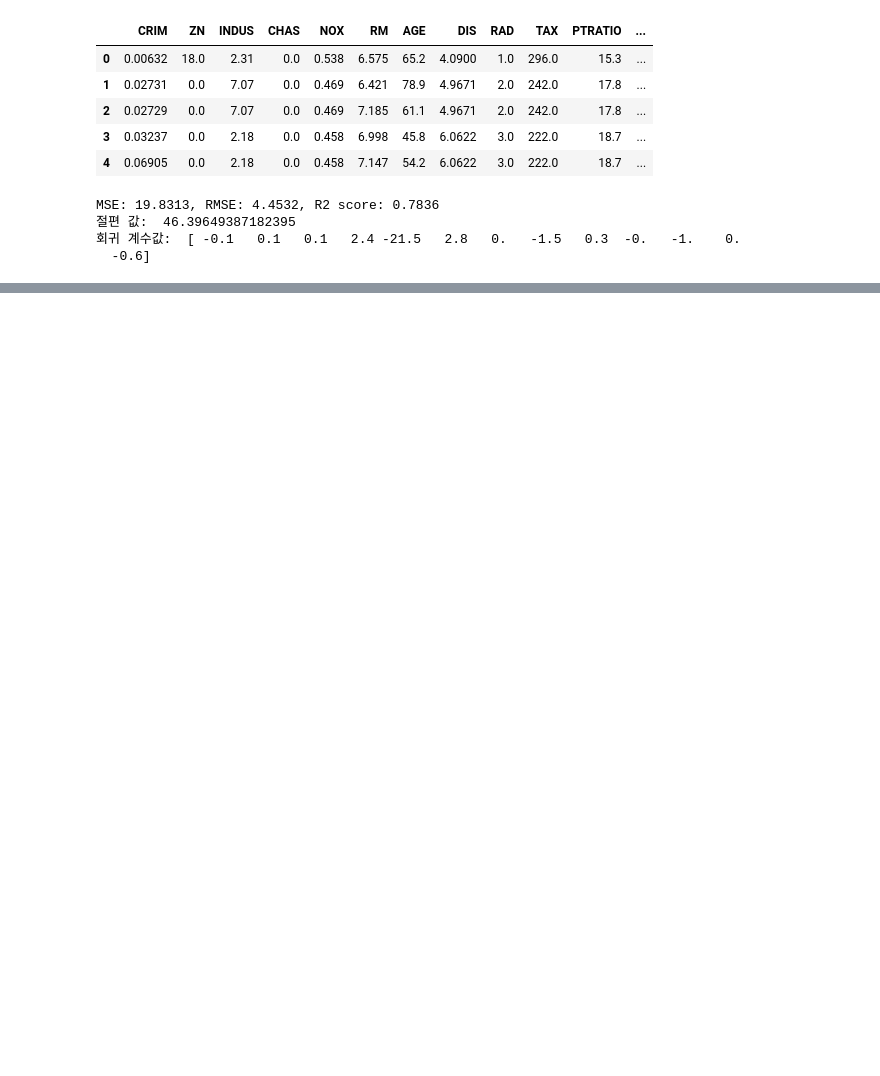
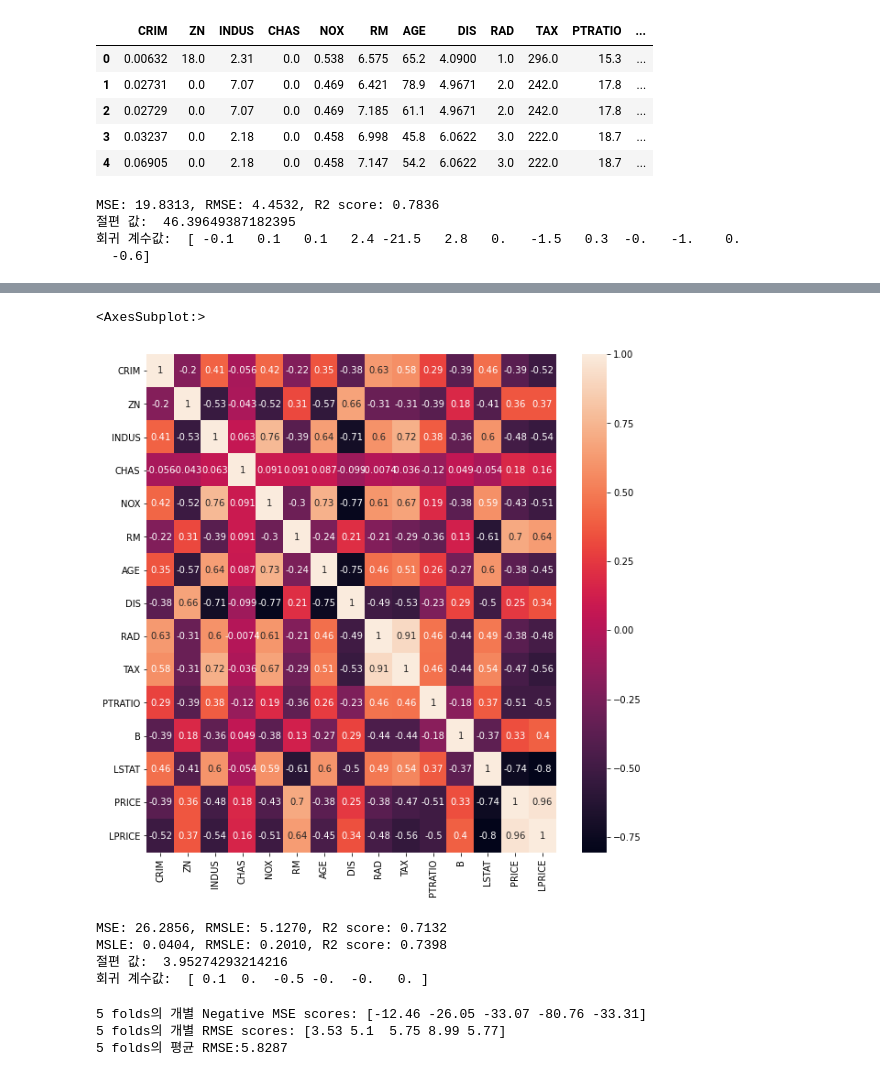
Before and after one commit to jeey00n/Jupyter1228, a Jupyter notebook: ML52_규제 선형 모델_릿지,라쏘,엘라스틱넷.ipynb, the cells around one changed output, grey strips where cells are left out. Saved outputs shown, nothing was run; the diff lists cells and outputs as text; code cells hidden in the pictures; blank space fills up the shorter version.

```diff
--- a/ML52_규제 선형 모델_릿지,라쏘,엘라스틱넷.ipynb
+++ b/ML52_규제 선형 모델_릿지,라쏘,엘라스틱넷.ipynb
@@ -58,0 +73,69 @@ for i, feature in enumerate(lm_features):
+# %%
+house_df['LPRICE'] = np.log1p(house_df.PRICE)
+plt.figure(figsize=(10,10))
+sns.heatmap(house_df.corr(), annot=True)
+# %% [output]
+<AxesSubplot:>
+[figure, added]
+# %%
+# 종속변수 로그 변환 및 독립변수 선택
+
+X=house_df[['RM','INDUS','NOX','PTRATIO','LSTAT','RAD']]
+y=house_df['PRICE']
+
+y_log = np.log1p(house_df['PRICE'])
+
+X_train, X_test, y_train, y_test = train_test_split(X, y_log, test_size=0.3, random_state=1)
+
+lr = LinearRegression()
+lr.fit(X_train, y_train)
+y_pred = lr.predict(X_test)
+
+# 로그 변환했던 데이터를 다시 원본 범위로 환원
+y_exp = np.expm1(y_test)
+y_pexp = np.expm1(y_pred)
+
+mse = mean_squared_error(y_exp, y_pexp)
+rmse = np.sqrt(mse)
+r2 = r2_score(y_exp, y_pexp)
+print('MSE: {0:.4f}, RMSLE: {1:.4f}, R2 score: {2:.4f}'.format(mse,rmse,r2))
+
+
+msle = mean_squared_error(y_test, y_pred)
+rmsle = np.sqrt(msle)
+log_r2 = r2_score(y_test, y_pred)
+print('MSLE: {0:.4f}, RMSLE: {1:.4f}, R2 score: {2:.4f}'.format(msle,rmsle,log_r2))
+
+
+print('절편 값: ',lr.intercept_)
+print('회귀 계수값: ', np.round(lr.coef_, 1))
+# %% [output]
+MSE: 26.2856, RMSLE: 5.1270, R2 score: 0.7132
+MSLE: 0.0404, RMSLE: 0.2010, R2 score: 0.7398
+절편 값:  3.95274293214216
+회귀 계수값:  [ 0.1  0.  -0.5 -0.  -0.   0. ]
+# %%
+# 교차 검증
+from sklearn.model_selection import cross_val_score
+
+y_target = house_df['PRICE']
+X_data = house_df.drop(['PRICE','LPRICE'], axis=1)
+
+lr = LinearRegression()
+
+# 회귀평가에서 GCV나 cross_val_score를 사용할 때 주의해야할 점
+# 정확도는 높을수록, 오차는 작을수록 좋다. 오차의 부정적인 면을 부각하고자 -를 붙여 준다?
+#                                                               마이너스 부호 처리를 해준다?
+#                            mean_squared_error에다가 -처리해줬다고 앞에 neg를 붙이는 것이다.
+neg_mse_scores = cross_val_score(lr, X_data, y_target, scoring='neg_mean_squared_error', cv = 5)
+# 위에서 -를 해 줬으니, 여기선 -를 한번 더 곱해서 +로 원상복구 시켜야 한다.
+rmse_scores = np.sqrt(-1*neg_mse_scores)
+avg_rmse = np.mean(rmse_scores)
+
+print('5 folds의 개별 Negative MSE scores:', np.round(neg_mse_scores,2))
+print('5 folds의 개별 RMSE scores:', np.round(rmse_scores,2))
+print('5 folds의 평균 RMSE:{:.4f}'.format(avg_rmse))
+# %% [output]
+5 folds의 개별 Negative MSE scores: [-12.46 -26.05 -33.07 -80.76 -33.31]
+5 folds의 개별 RMSE scores: [3.53 5.1  5.75 8.99 5.77]
+5 folds의 평균 RMSE:5.8287
```
Also changed, not shown: parts of 14 cells of this notebook, 2 other files.
